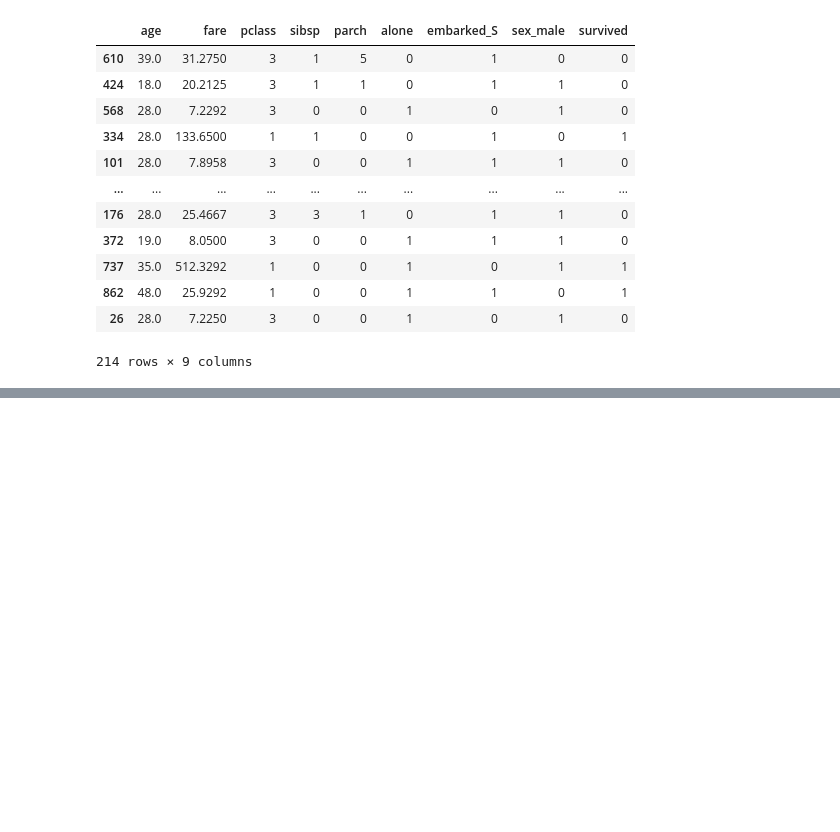
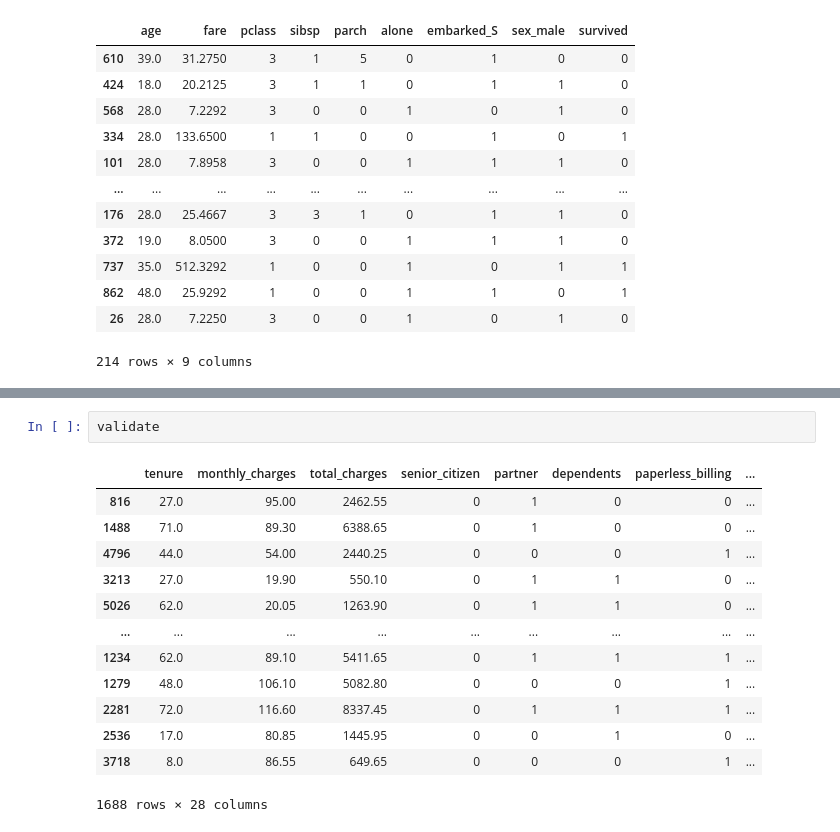
Before and after one commit to KyleTaylorGreen/classification-exercises, a Jupyter notebook: model.ipynb, the cells around one changed output, grey strips where cells are left out. Cells and saved outputs as stored; diff of their text form; blank space fills up the shorter version.

```diff
--- a/model.ipynb
+++ b/model.ipynb
@@ -301,0 +295,16 @@ weighted avg       0.81      0.81      0.81       214
+# %%
+validate
+# %% [output]
+|  | tenure | monthly_charges | total_charges | senior_citizen | partner | dependents | paperless_billing | ... |
+| 816 | 27.0 | 95.00 | 2462.55 | 0 | 1 | 0 | 0 | ... |
+| 1488 | 71.0 | 89.30 | 6388.65 | 0 | 1 | 0 | 0 | ... |
+| 4796 | 44.0 | 54.00 | 2440.25 | 0 | 0 | 0 | 1 | ... |
+| 3213 | 27.0 | 19.90 | 550.10 | 0 | 1 | 1 | 0 | ... |
+| 5026 | 62.0 | 20.05 | 1263.90 | 0 | 1 | 1 | 0 | ... |
+| ... | ... | ... | ... | ... | ... | ... | ... | ... |
+| 1234 | 62.0 | 89.10 | 5411.65 | 0 | 1 | 1 | 1 | ... |
+| 1279 | 48.0 | 106.10 | 5082.80 | 0 | 0 | 0 | 1 | ... |
+| 2281 | 72.0 | 116.60 | 8337.45 | 0 | 1 | 1 | 1 | ... |
+| 2536 | 17.0 | 80.85 | 1445.95 | 0 | 0 | 1 | 0 | ... |
+| 3718 | 8.0 | 86.55 | 649.65 | 0 | 0 | 0 | 1 | ... |
+1688 rows × 28 columns
```
Also changed, not shown: parts of 16 cells of this notebook, 2 other files.
